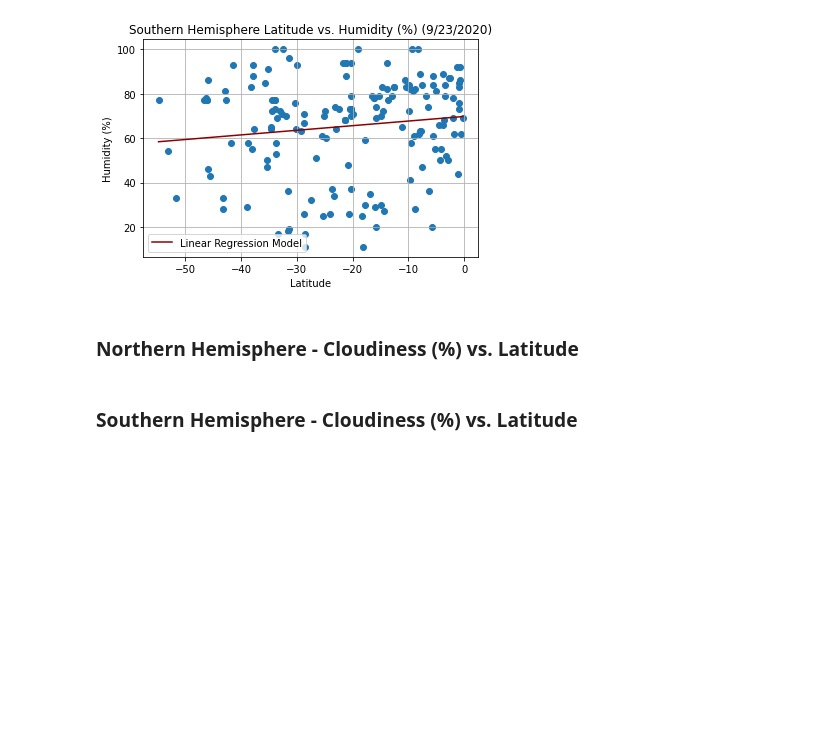
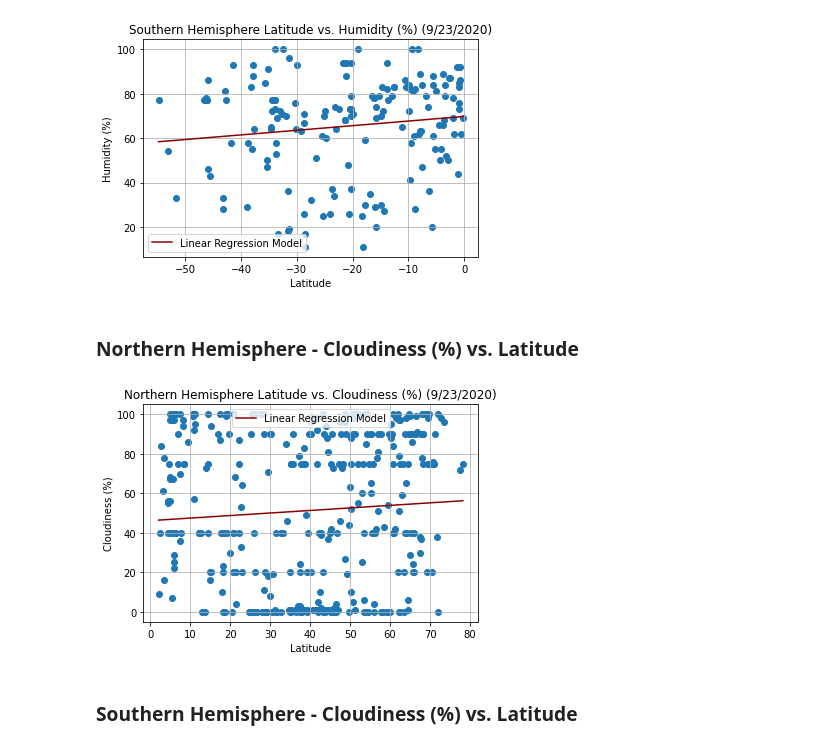
Before and after one commit to alplky/python-APIs-challenge, a Jupyter notebook: WeatherPy/WeatherPy.ipynb, the cells around one changed output. Drawn from its saved outputs; the diff is of its cells as text; code cells hidden in the pictures; blank space fills up the shorter version.

Commit message:
Adding northeern and southern cloudiness plots

```diff
--- a/WeatherPy/WeatherPy.ipynb
+++ b/WeatherPy/WeatherPy.ipynb
@@ -376,6 +376,40 @@ plt.show()
 #### analysis
 # %% [markdown]
 ### Northern Hemisphere - Cloudiness (%) vs. Latitude
+# %%
+#create variables for plotting
+northern_cloudiness = northern_hem["cloudiness"]
+
+#create x and y for training the model
+X_NC = [[e] for e in northern_lat]
+y_nc = northern_cloudiness
+
+#estabish model
+model = LinearRegression()
+
+#fit and train the model
+model.fit(X_NC, y_nc)
+
+#create predict funtion for plotting
+def predict_function_nc(northern_lat):
+    return model.predict([[northern_lat]])[0]
+
+#create range and predict for plotting
+x_range_nc = np.arange(min(northern_lat), max(northern_lat), 0.01)
+predict_northern_cloudiness = [predict_function_nc(e) for e in x_range_nc]
+# %%
+#create plot
+plt.scatter(northern_lat, northern_cloudiness)
+plt.title("Northern Hemisphere Latitude vs. Cloudiness (%) (9/23/2020)")
+plt.xlabel("Latitude")
+plt.ylabel("Cloudiness (%)")
+plt.grid()
+plt.plot(x_range_nc, predict_northern_cloudiness, color="darkred", label="Linear Regression Model")
+plt.legend()
+plt.savefig("Images/northern_cloudiness_plot.png")
+plt.show()
+# %% [output]
+[figure, added]
 # %%
 #### analysis
 # %% [markdown]
```
Also changed, not shown: parts of 2 cells of this notebook.
